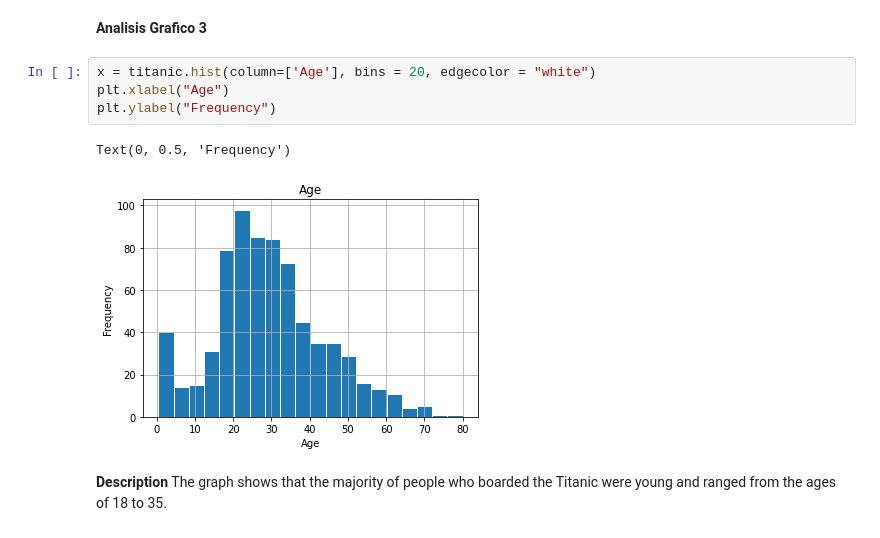
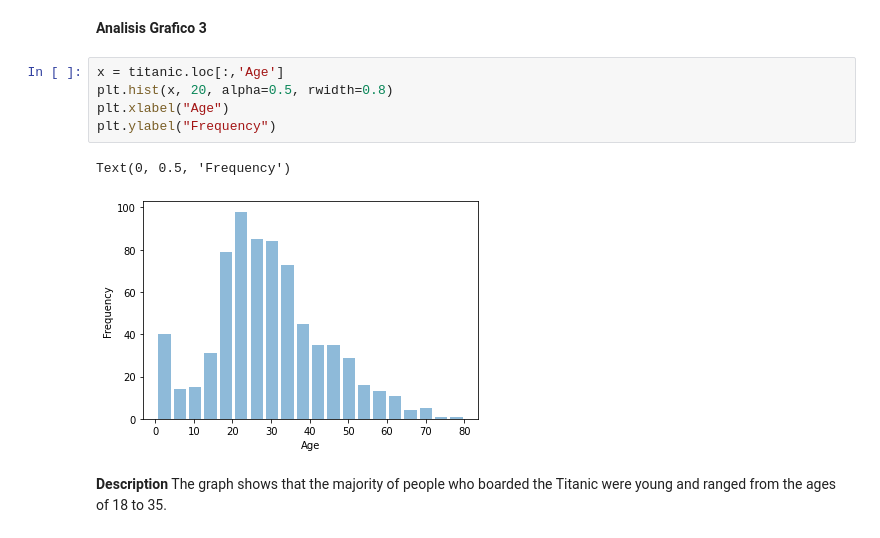
Before and after one commit to arubianos/MetNumUN2023I, a Jupyter notebook: Quiz3/arubiano_Quiz_3_UNCode.ipynb, the cells around one changed output. Saved outputs shown, nothing was run; the diff lists cells and outputs as text.

```diff
--- a/Quiz3/arubiano_Quiz_3_UNCode.ipynb
+++ b/Quiz3/arubiano_Quiz_3_UNCode.ipynb
@@ -724,12 +724,13 @@ The graph shows the percentage of people who boarded the Titanic according to th
 # %% [markdown]
 **Analisis Grafico 3**
 # %%
-x = titanic.hist(column=['Age'], bins = 20, edgecolor = "white")
+x = titanic.loc[:,'Age']
+plt.hist(x, 20, alpha=0.5, rwidth=0.8)
 plt.xlabel("Age")
 plt.ylabel("Frequency")
 # %% [output]
 Text(0, 0.5, 'Frequency')
-[figure, old version]
+[figure, new version]
 # %% [markdown]
 **Description**
 The graph shows that the majority of people who boarded the Titanic were young and ranged from the ages of 18 to 35.
```
Also changed, not shown: parts of 4 cells of this notebook.
